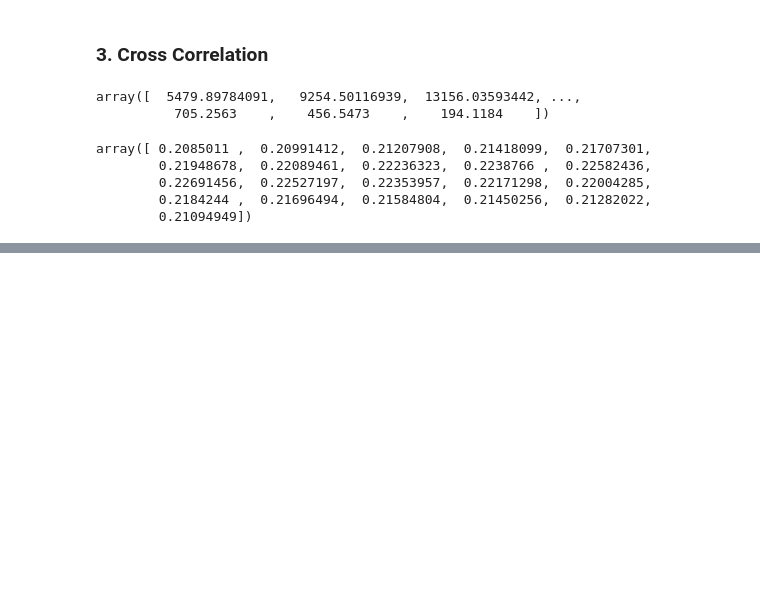
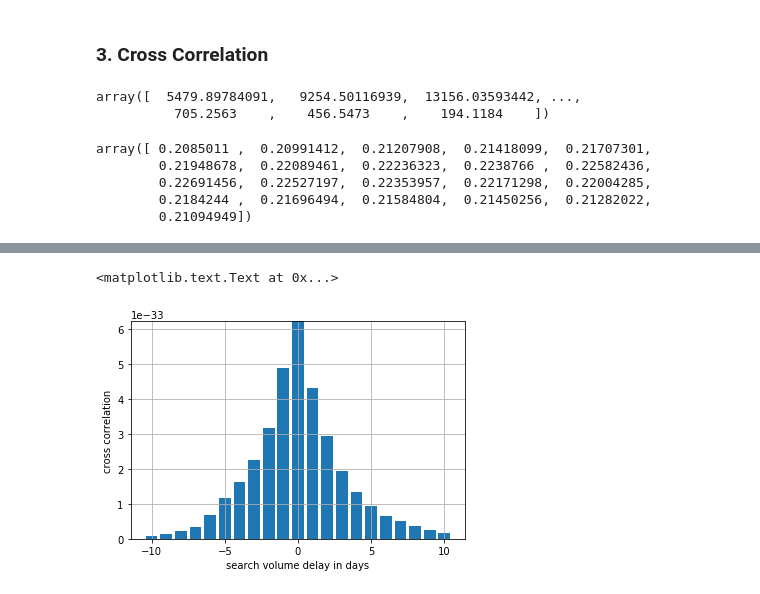
Before and after one commit to thutrangdong/coding-thesis, a Jupyter notebook: workspace_jupyter/02_Correlation.ipynb, the cells around one changed output, grey strips where cells are left out. Saved outputs shown, nothing was run; the diff lists cells and outputs as text; code cells hidden in the pictures; blank space fills up the shorter version.

```diff
--- a/workspace_jupyter/02_Correlation.ipynb
+++ b/workspace_jupyter/02_Correlation.ipynb
@@ -41,8 +45,3 @@ array([ 0.2085011 ,  0.20991412,  0.21207908,  0.21418099,  0.21707301,
         0.22691456,  0.22527197,  0.22353957,  0.22171298,  0.22004285,
         0.2184244 ,  0.21696494,  0.21584804,  0.21450256,  0.21282022,
         0.21094949])
-# %%
-x = list(range(-variance,variance+1,1))
-y = normalized_cross_correlation_subset
-
-matplotlib.pyplot.bar(x, y)
@@ -58,0 +57,13 @@ matplotlib.pyplot.bar(x, y)
+# %%
+#to the power of 50 to make difference more visible
+#inspired by https://stackoverflow.com/a/40329682
+y = [x**50 for x in normalized_cross_correlation_subset]
+
+ax = matplotlib.pyplot.subplot(111)
+ax.bar(range(-variance,variance+1,1), y)
+ax.grid()
+ax.set_xlabel('search volume delay in days')
+ax.set_ylabel('cross correlation')
+# %% [output]
+<matplotlib.text.Text at 0x...>
+[figure, added]
```
Also changed, not shown: parts of 6 cells of this notebook, 4 other files.
